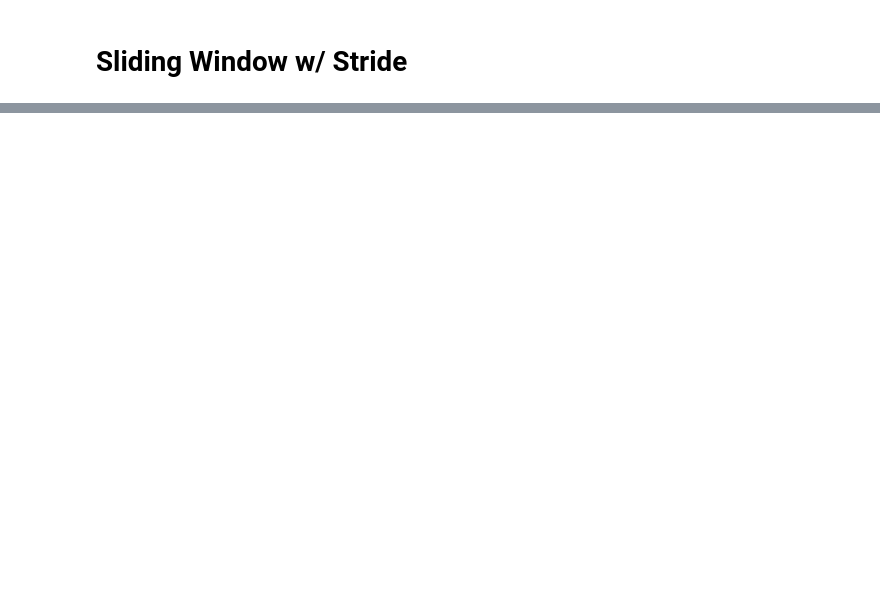
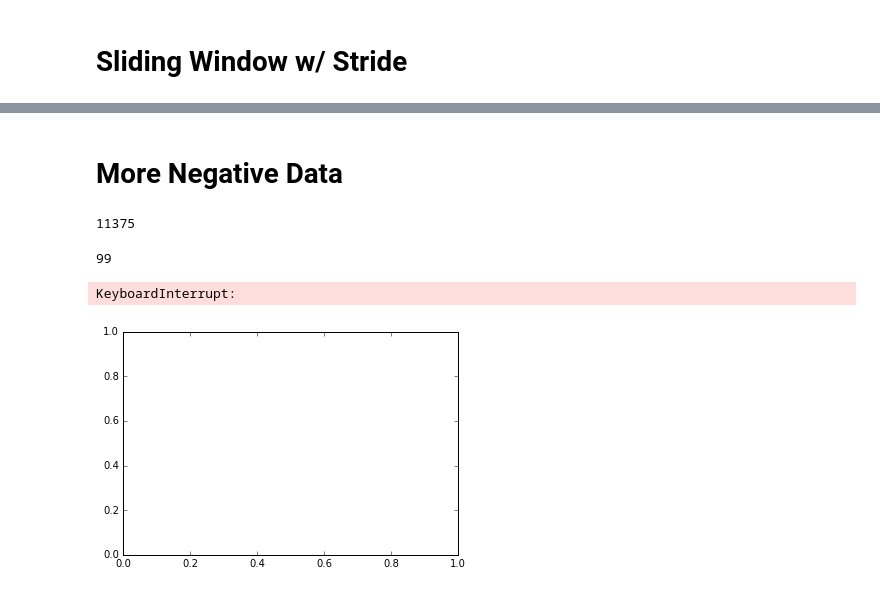
Before and after one commit to vtsatskin/Hot-Car-Data-Collection, a Jupyter notebook: Sliding Window Classifier Testing.ipynb, the cells around one changed output, grey strips where cells are left out. Cells and saved outputs as stored; diff of their text form; code cells hidden in the pictures; blank space fills up the shorter version.

```diff
--- a/Sliding Window Classifier Testing.ipynb
+++ b/Sliding Window Classifier Testing.ipynb
@@ -153,7 +181,7 @@ adult_rows = [r for r in c.execute("SELECT * FROM readings WHERE subject_type='a
 image_paths = ['image_data/{}'.format(r[5]) for r in adult_rows]
 X_adult = [data.imread(p) for p in image_paths]
 # %%
-clf = joblib.load('classifier-sliding.pkl')
+clf = joblib.load('classifiers/classifier-sliding.pkl')
 # %%
 X_none_slices = [x for x in slide(X_none[1], (window_height, window_width), (5,5))]
 X_none_pred = clf.predict([x.flatten() for x in X_none_slices])
@@ -174,0 +213,59 @@ for p,frame in zip(X_adult_pred,X_adult_slices):
+# %% [markdown]
+# More Negative Data
+# %%
+def negative_samples(X_none):
+    for x in X_none:
+        for sample in slide(x, (window_height, window_width), (5, 5)):
+            yield sample
+
+none_rows = [r for r in c.execute("SELECT * FROM readings WHERE subject_type='none'")]
+image_paths = ['image_data/{}'.format(r[5]) for r in none_rows]
+X_none = [data.imread(p) for p in image_paths]
+X_neg = list(negative_samples(X_none))
+len(X_neg)
+# %% [output]
+11375
+# %%
+len(X_pos)
+# %% [output]
+99
+# %%
+X = [x.flatten() for x in np.concatenate((X_neg,X_pos))]
+y = np.concatenate((np.zeros(len(X_neg)), np.ones(len(X_pos))))
+# %%
+h = .02  # step size in the mesh
+
+names = ["Linear SVM (C=0.025)", "Linear SVM (C=1)", "RBF SVM", "Decision Tree",
+         "Random Forest", "AdaBoost", "Naive Bayes", "Linear Discriminant Analysis",
+         "Quadratic Discriminant Analysis"]
+classifiers = [
+    SVC(kernel="linear", C=0.025),
+    SVC(kernel="linear", C=1),
+    SVC(gamma=2, C=1),
+    DecisionTreeClassifier(max_depth=5),
+    RandomForestClassifier(max_depth=5, n_estimators=10, max_features=1),
+    AdaBoostClassifier(),
+    GaussianNB(),
+    LinearDiscriminantAnalysis(),
+    QuadraticDiscriminantAnalysis()]
+
+#X = StandardScaler().fit_transform(X)
+# y_train will be an array that designates if there is a person or not a person in an image
+# X_train is all of our images
+classifier_scores = []
+plt.xlim((0,1))
+for name, clf in zip(names, classifiers):
+    scores = []
+    for j in range(0,100):
+        X_train, X_test, y_train, y_test = train_test_split(X, y, test_size=.4)
+        # iterate over classifiers
+
+        clf.fit(X_train, y_train)
+        scores.append(clf.score(X_test, y_test))
+    classifier_scores.append(scores)
+
+plt.boxplot(classifier_scores, vert=False)
+plt.yticks(range(1,len(classifiers) + 1), names)
+# %% [output]
+KeyboardInterrupt:
+[figure, added]
```
Also changed, not shown: parts of 13 cells of this notebook.
